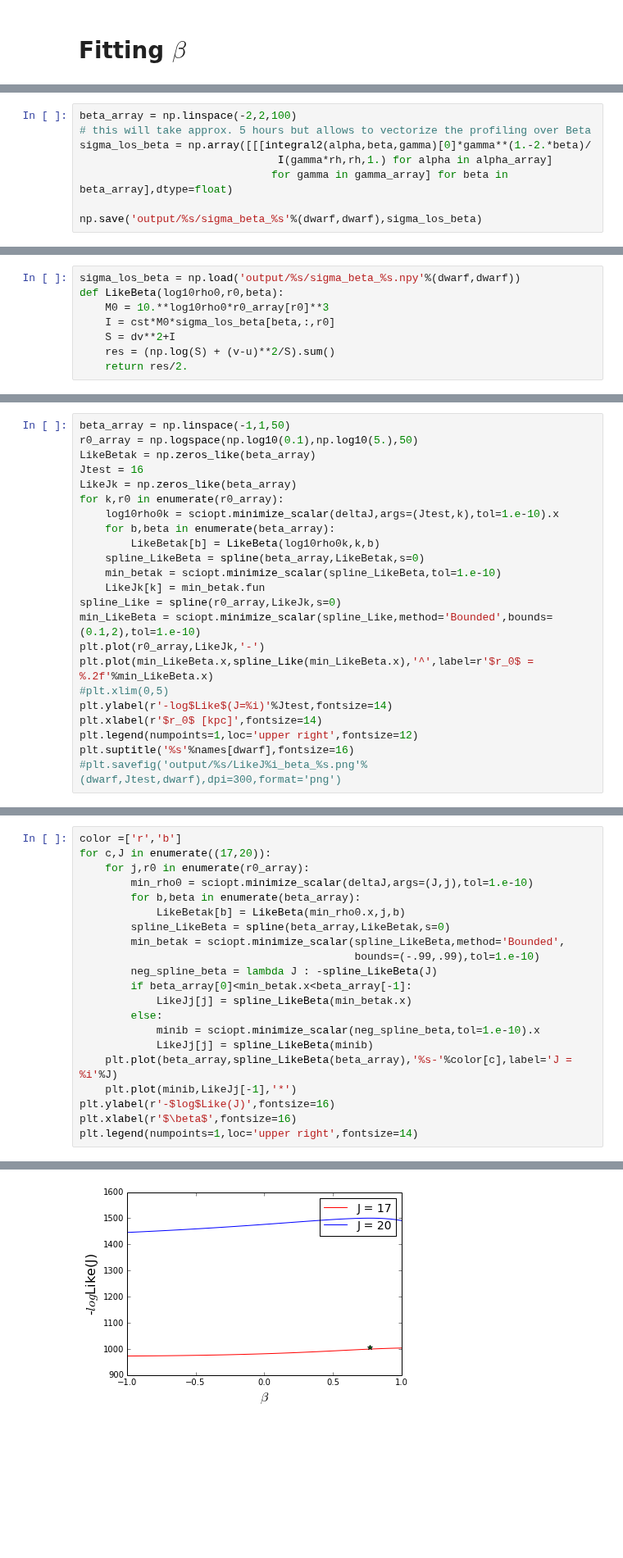
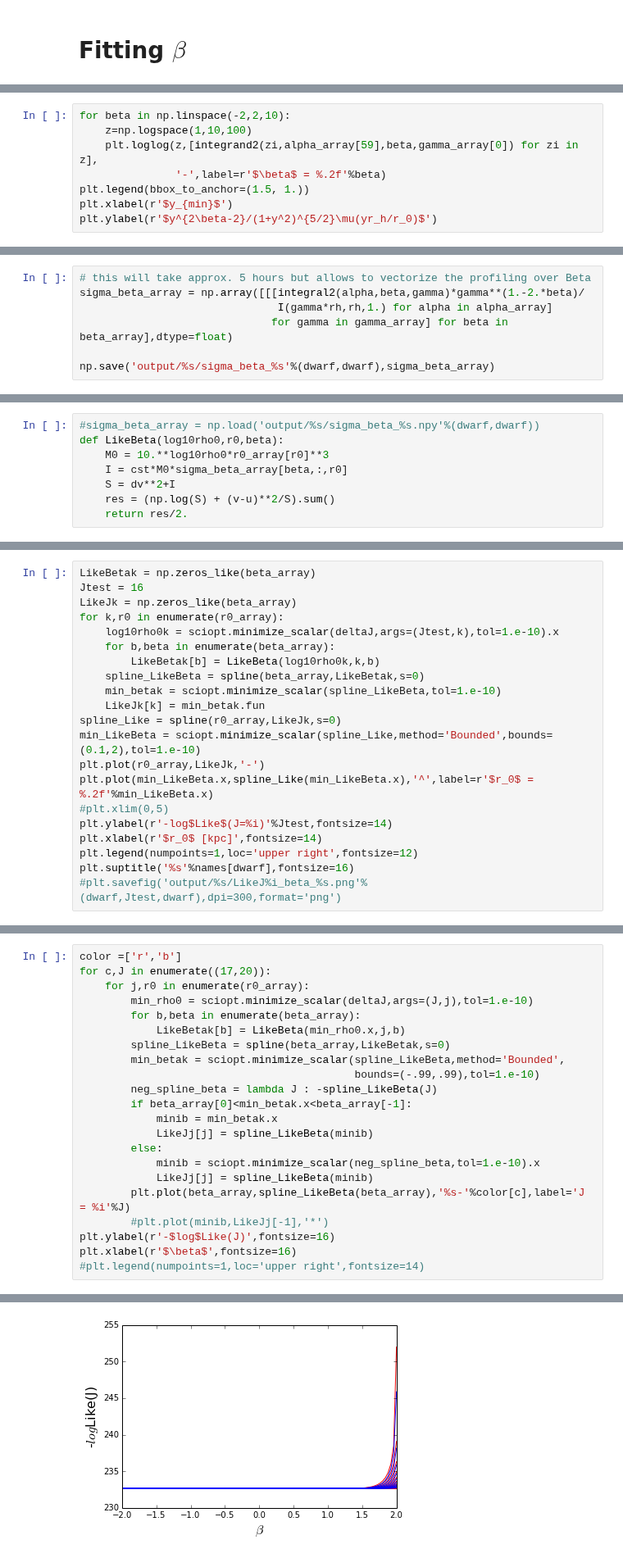
Before and after one commit to achiappo/FRESKA, a Jupyter notebook: spherical_jeans_analysis.ipynb, the cells around one changed output, grey strips where cells are left out. Shown at 82% size. Saved outputs shown, nothing was run; the diff lists cells and outputs as text; blank space fills up the shorter version.

```diff
--- a/spherical_jeans_analysis.ipynb
+++ b/spherical_jeans_analysis.ipynb
@@ -717,0 +716,8 @@ plt.xlabel(r"$\beta$")
+# %%
+for beta in np.linspace(-2,2,10):
+    z=np.logspace(1,10,100)
+    plt.loglog(z,[integrand2(zi,alpha_array[59],beta,gamma_array[0]) for zi in z],
+               '-',label=r'$\beta$ = %.2f'%beta)
+plt.legend(bbox_to_anchor=(1.5, 1.))
+plt.xlabel(r'$y_{min}$')
+plt.ylabel(r'$y^{2\beta-2}/(1+y^2)^{5/2}\mu(yr_h/r_0)$')
@@ -718,8 +727,7 @@ plt.xlabel(r"$\beta$")
 # %%
-beta_array = np.linspace(-2,2,100)
 # this will take approx. 5 hours but allows to vectorize the profiling over Beta
-sigma_los_beta = np.array([[[integral2(alpha,beta,gamma)[0]*gamma**(1.-2.*beta)/
+sigma_beta_array = np.array([[[integral2(alpha,beta,gamma)*gamma**(1.-2.*beta)/
                                I(gamma*rh,rh,1.) for alpha in alpha_array]
                               for gamma in gamma_array] for beta in beta_array],dtype=float)
 
-np.save('output/%s/sigma_beta_%s'%(dwarf,dwarf),sigma_los_beta)
+np.save('output/%s/sigma_beta_%s'%(dwarf,dwarf),sigma_beta_array)
@@ -726,8 +736,8 @@ np.save('output/%s/sigma_beta_%s'%(dwarf,dwarf),sigma_los_beta)
 # %%
-sigma_los_beta = np.load('output/%s/sigma_beta_%s.npy'%(dwarf,dwarf))
+#sigma_beta_array = np.load('output/%s/sigma_beta_%s.npy'%(dwarf,dwarf))
 def LikeBeta(log10rho0,r0,beta):
     M0 = 10.**log10rho0*r0_array[r0]**3
-    I = cst*M0*sigma_los_beta[beta,:,r0]
+    I = cst*M0*sigma_beta_array[beta,:,r0]
     S = dv**2+I
     res = (np.log(S) + (v-u)**2/S).sum()
     return res/2.
@@ -763,6 +774,4 @@ ax.set_zlabel(r'$\beta$')
 # %%
-beta_array = np.linspace(-1,1,50)
-r0_array = np.logspace(np.log10(0.1),np.log10(5.),50)
 LikeBetak = np.zeros_like(beta_array)
 Jtest = 16
 LikeJk = np.zeros_like(beta_array)
@@ -798,13 +807,14 @@ for c,J in enumerate((17,20)):
                                            bounds=(-.99,.99),tol=1.e-10)
         neg_spline_beta = lambda J : -spline_LikeBeta(J)
         if beta_array[0]<min_betak.x<beta_array[-1]:
-            LikeJj[j] = spline_LikeBeta(min_betak.x)
+            minib = min_betak.x
+            LikeJj[j] = spline_LikeBeta(minib)
         else:
             minib = sciopt.minimize_scalar(neg_spline_beta,tol=1.e-10).x
             LikeJj[j] = spline_LikeBeta(minib)
-    plt.plot(beta_array,spline_LikeBeta(beta_array),'%s-'%color[c],label='J = %i'%J)
-    plt.plot(minib,LikeJj[-1],'*')
+        plt.plot(beta_array,spline_LikeBeta(beta_array),'%s-'%color[c],label='J = %i'%J)
+        #plt.plot(minib,LikeJj[-1],'*')
 plt.ylabel(r'-$log$Like(J)',fontsize=16)
 plt.xlabel(r'$\beta$',fontsize=16)
-plt.legend(numpoints=1,loc='upper right',fontsize=14)
+#plt.legend(numpoints=1,loc='upper right',fontsize=14)
 # %% [output]
@@ -812,4 +822,4 @@ plt.legend(numpoints=1,loc='upper right',fontsize=14)
-[figure, old version]
+[figure, new version]
 # %%
 LikeJc = np.empty([0])
 J_new = np.empty([0])
```
Also changed, not shown: parts of 40 cells of this notebook.
